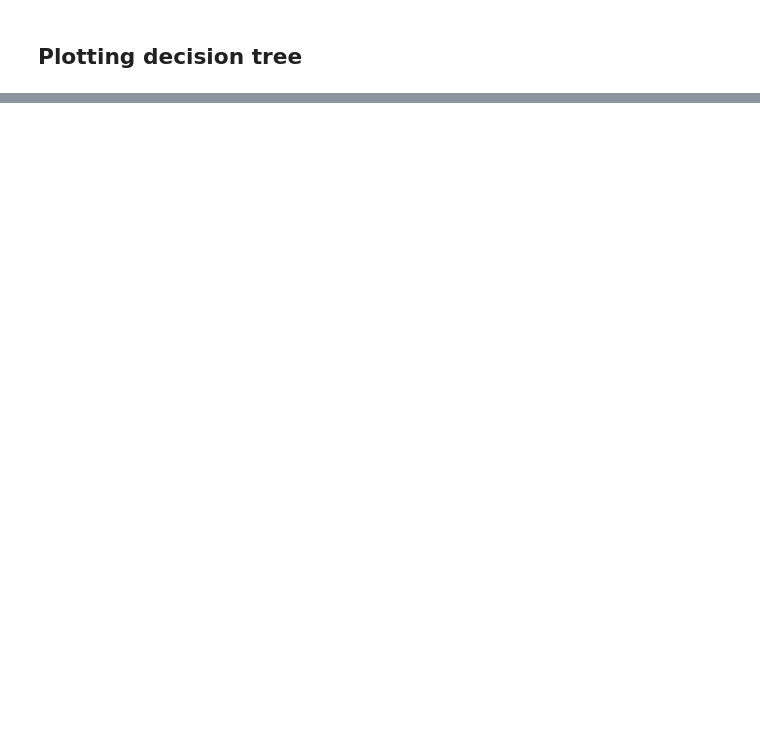
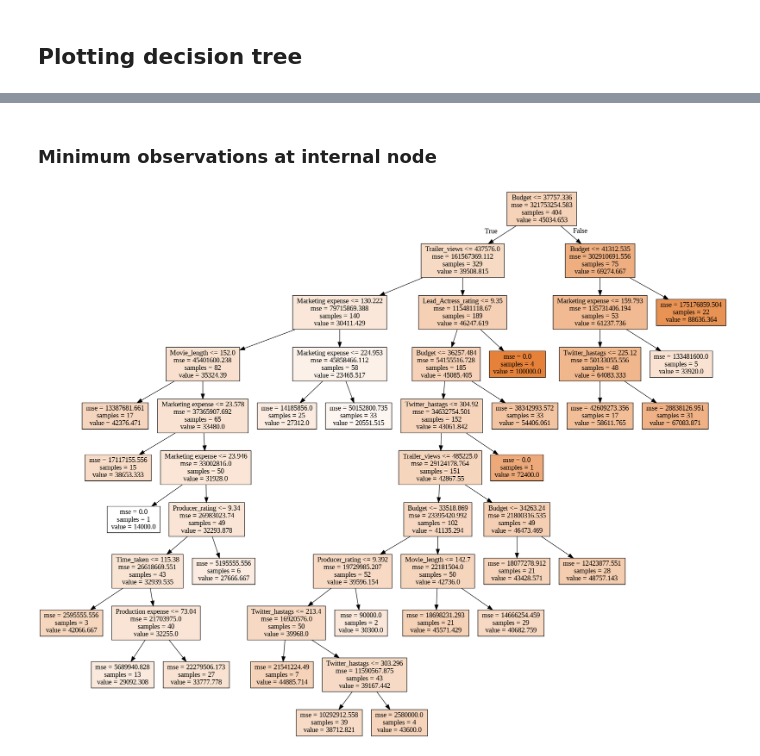
Before and after one commit to LEMSantos/udemy-decision_trees, a Jupyter notebook: notebooks/regression_tree.ipynb, the cells around one changed output, grey strips where cells are left out. Cells and saved outputs as stored; diff of their text form; code cells hidden in the pictures; blank space fills up the shorter version.

```diff
--- a/notebooks/regression_tree.ipynb
+++ b/notebooks/regression_tree.ipynb
@@ -154,0 +177,7 @@ Image(graph.create_png())
+# %% [markdown]
+### Minimum observations at internal node
+# %%
+regression_tree_2 = DecisionTreeRegressor(min_samples_split=40)
+get_tree_image(regression_tree_2)
+# %% [output]
+[figure, added]
```
Also changed, not shown: parts of 9 cells of this notebook.
